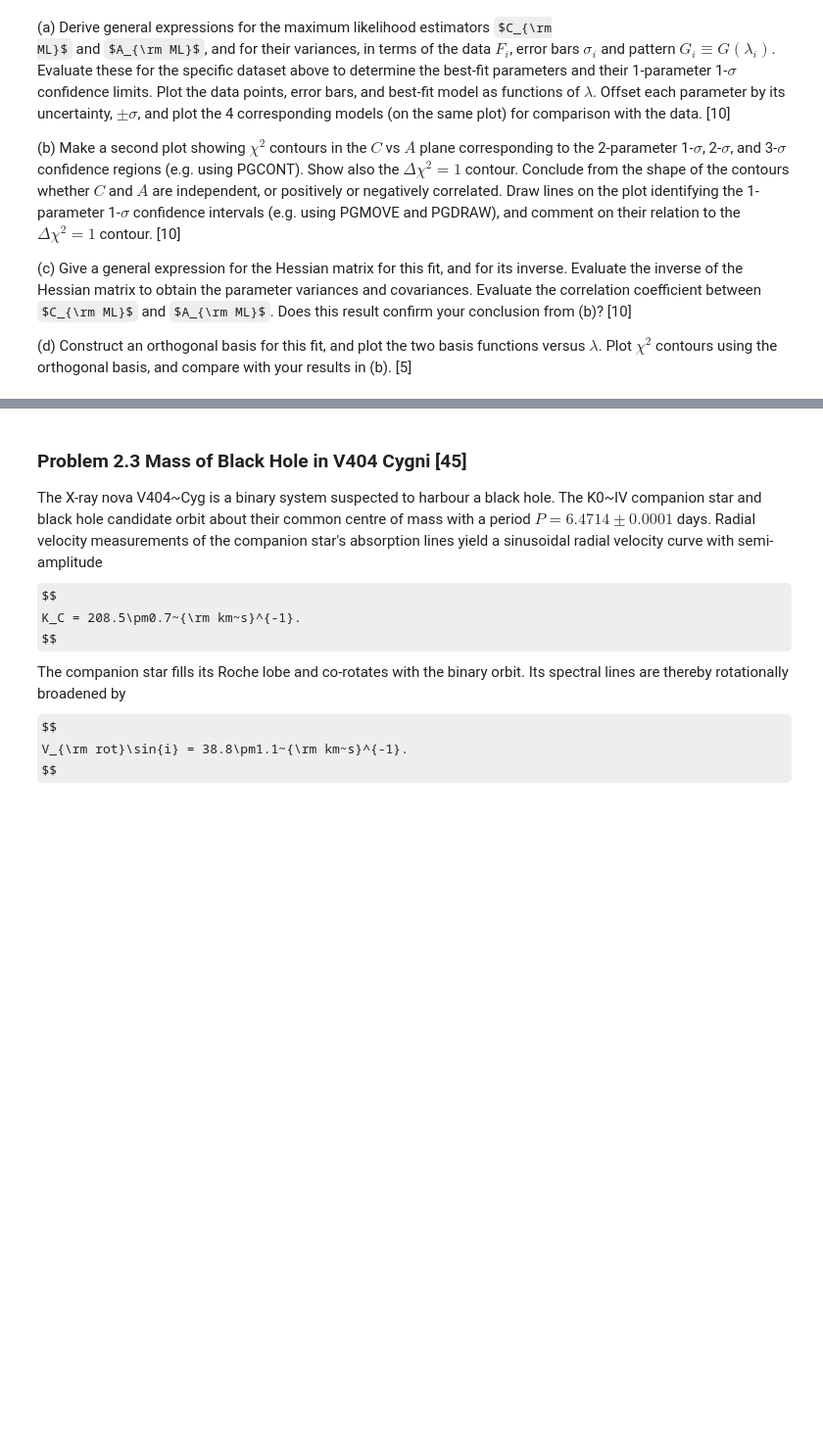
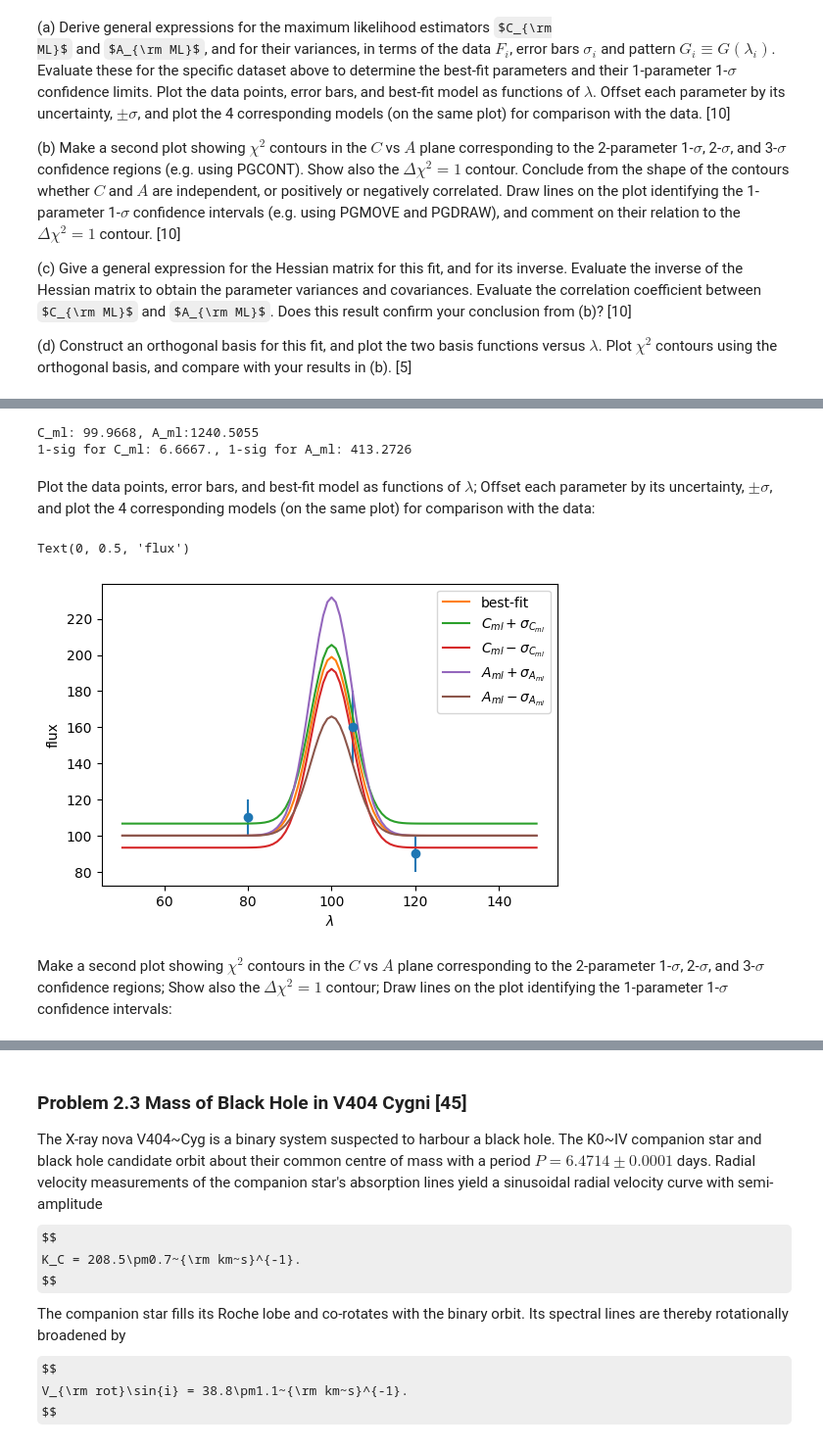
Before and after one commit to alphalyncis/adaa, a Jupyter notebook: hw2/hw2.ipynb, the cells around one changed output, grey strips where cells are left out. Shown at 98% size. Saved outputs shown, nothing was run; the diff lists cells and outputs as text; code cells hidden in the pictures; some formulas as TeX source; blank space fills up the shorter version.

```diff
--- a/hw2/hw2.ipynb
+++ b/hw2/hw2.ipynb
@@ -105,0 +111,52 @@ results in (b). [5]
+# %%
+F = np.array([110., 160., 90.])
+sig = np.array([10., 20., 10.])
+lam = np.array([80., 105., 120.])
+lam0 = 100.
+dlam = 5.
+G = np.exp(-0.5 * ((lam - lam0)/dlam)**2) / (np.sqrt(2*np.pi)*dlam)
+guess = [100., 100.]
+
+# iterate to get C_ml and A_ml
+for i in range(100):
+    if i==0:
+        C_last, A_last = guess[0], guess[1]
+    else:
+        C_last, A_last = C_ml, A_ml
+    C_ml = np.sum((F - A_last*G) / sig**2) / np.sum(1/sig**2)
+    A_ml = np.sum(((F-C_last) * G) / sig**2) / np.sum(G**2/sig**2)
+var_C_ml = 1 / np.sum(1/sig**2)
+var_A_ml = 1 / np.sum((G**2/sig**2))
+sig_C_ml = np.sqrt(var_C_ml)
+sig_A_ml = np.sqrt(var_A_ml)
+print(f"C_ml: {C_ml:.4f}, A_ml:{A_ml:.4f}")
+print(f"1-sig for C_ml: {sig_C_ml:.4f}., 1-sig for A_ml: {sig_A_ml:.4f}")
+# %% [output]
+C_ml: 99.9668, A_ml:1240.5055
+1-sig for C_ml: 6.6667., 1-sig for A_ml: 413.2726
+# %% [markdown]
+Plot the data points, error bars, and best-fit model as functions of $\lambda$; Offset each parameter by its uncertainty, $\pm\sigma$, and plot the 4 corresponding models
+(on the same plot) for comparison with the data:
+# %%
+plt.figure(figsize=(6,4))
+plt.errorbar(lam, F, yerr=sig, fmt="o")
+def model(x, C, A):
+    G = np.exp(-0.5 * ((x - lam0)/dlam)**2) / (np.sqrt(2*np.pi)*dlam)
+    return C + A * G
+x = np.arange(50, 150, 1)
+plt.plot(x, model(x, C_ml, A_ml), label="best-fit")
+plt.plot(x, model(x, C_ml+sig_C_ml, A_ml), label="$C_{ml}+\sigma_{C_{ml}}$")
+plt.plot(x, model(x, C_ml-sig_C_ml, A_ml), label="$C_{ml}-\sigma_{C_{ml}}$")
+plt.plot(x, model(x, C_ml, A_ml+sig_A_ml), label="$A_{ml}+\sigma_{A_{ml}}$")
+plt.plot(x, model(x, C_ml, A_ml-sig_A_ml), label="$A_{ml}-\sigma_{A_{ml}}$")
+plt.legend()
+plt.xlabel("$\lambda$")
+plt.ylabel("flux")
+# %% [output]
+Text(0, 0.5, 'flux')
+[figure, added]
+# %% [markdown]
+Make a second plot showing $\chi^2$ contours in the $C$ vs $A$ plane
+corresponding to the 2-parameter
+1-$\sigma$, 2-$\sigma$, and 3-$\sigma$ confidence regions; Show also the $\Delta\chi^2=1$ contour; Draw lines on the plot identifying the
+1-parameter 1-$\sigma$ confidence intervals:
```
Also changed, not shown: parts of 7 cells of this notebook, 1 other file.
